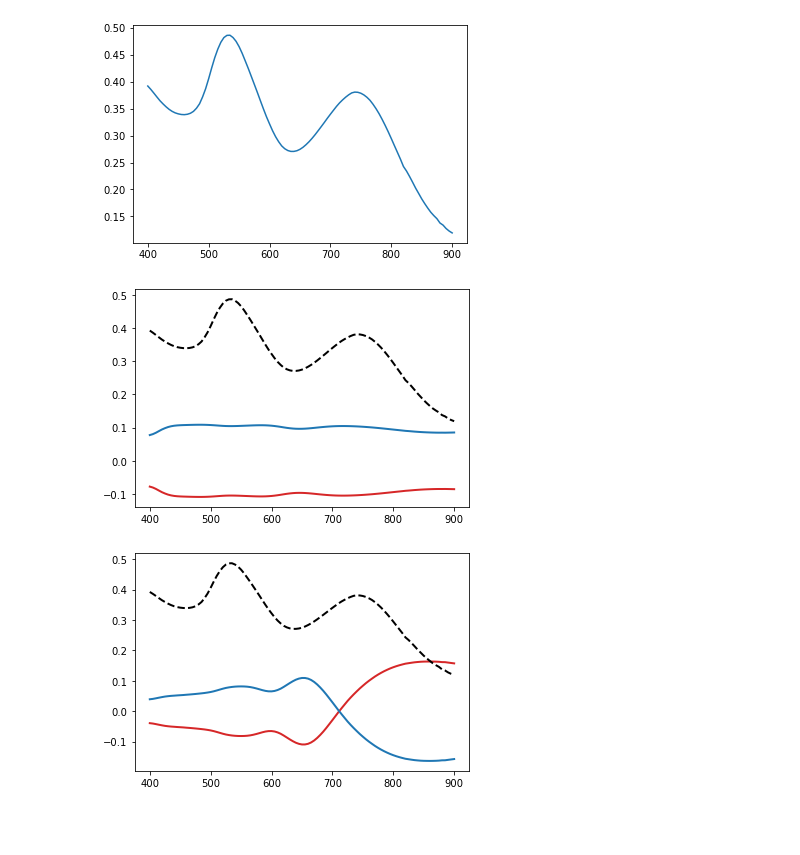
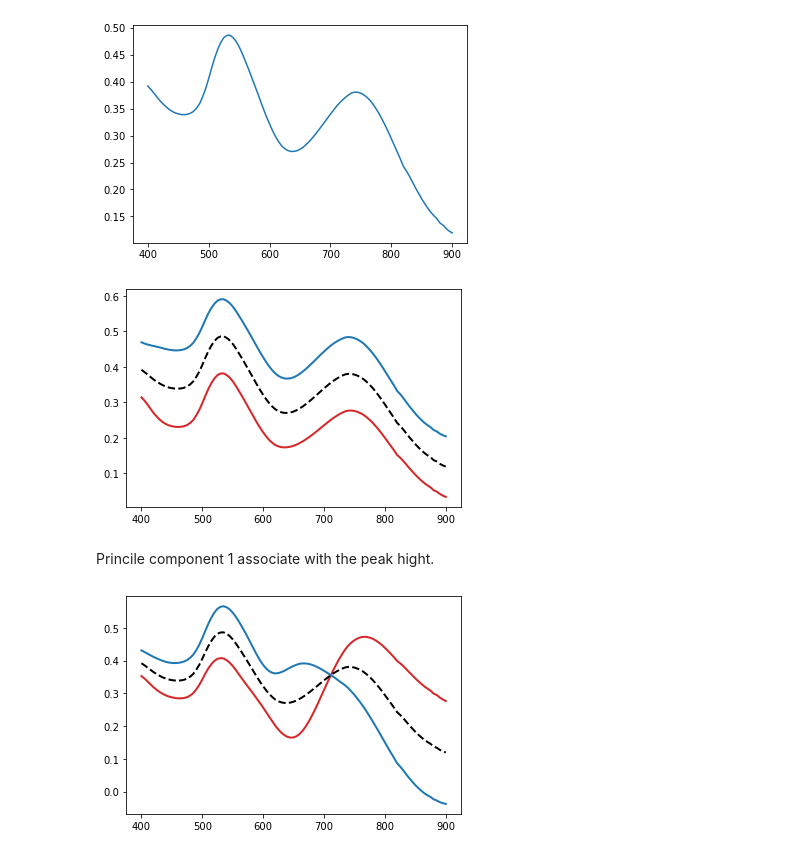
Before and after one commit to 2010130tim/VAE, a Jupyter notebook: Multivariate_PCA_unfinished.ipynb, the cells around one changed output. Drawn from its saved outputs; the diff is of its cells as text; code cells hidden in the pictures; blank space fills up the shorter version.

```diff
--- a/Multivariate_PCA_unfinished.ipynb
+++ b/Multivariate_PCA_unfinished.ipynb
@@ -90,26 +84,28 @@ plt.plot(data.iloc[:,0],Data.values.mean(axis=0))
 # %%
 #PC1
 x = data.iloc[:,0]
-y1 = pca.inverse_transform(np.array([-1,0,0,0,0,0,0,0]))
+y1 = Data.values.mean(axis=0)+ pca.inverse_transform(np.array([-1,0,0,0,0,0,0,0]))
 y2 = Data.values.mean(axis=0)
-y3 = pca.inverse_transform(np.array([1,0,0,0,0,0,0,0]))
+y3 = Data.values.mean(axis=0)+pca.inverse_transform(np.array([1,0,0,0,0,0,0,0]))
 
 plt.plot(x, y1, color='tab:red', lw=2.0) # mean - std
 plt.plot(x, y2, color='k', ls='--', lw=2.0) # mean
 plt.plot(x, y3, color='tab:blue', lw=2.0) # mean + std
 plt.show()
 # %% [output]
-[figure, old version]
+[figure, new version]
+# %% [markdown]
+Princile component 1 associate with the peak hight.
 # %%
 #PC2
 x = data.iloc[:,0]
-y1 = pca.inverse_transform(np.array([0,-1,0,0,0,0,0,0]))
+y1 = Data.values.mean(axis=0)+ pca.inverse_transform(np.array([0,-1,0,0,0,0,0,0]))
 y2 = Data.values.mean(axis=0)
-y3 = pca.inverse_transform(np.array([0,1,0,0,0,0,0,0]))
+y3 = Data.values.mean(axis=0)+pca.inverse_transform(np.array([0,1,0,0,0,0,0,0]))
 
 plt.plot(x, y1, color='tab:red', lw=2.0) # mean - std
 plt.plot(x, y2, color='k', ls='--', lw=2.0) # mean
 plt.plot(x, y3, color='tab:blue', lw=2.0) # mean + std
 plt.show()
 # %% [output]
-[figure, old version]
+[figure, new version]
```
Also changed, not shown: parts of 10 cells of this notebook.
